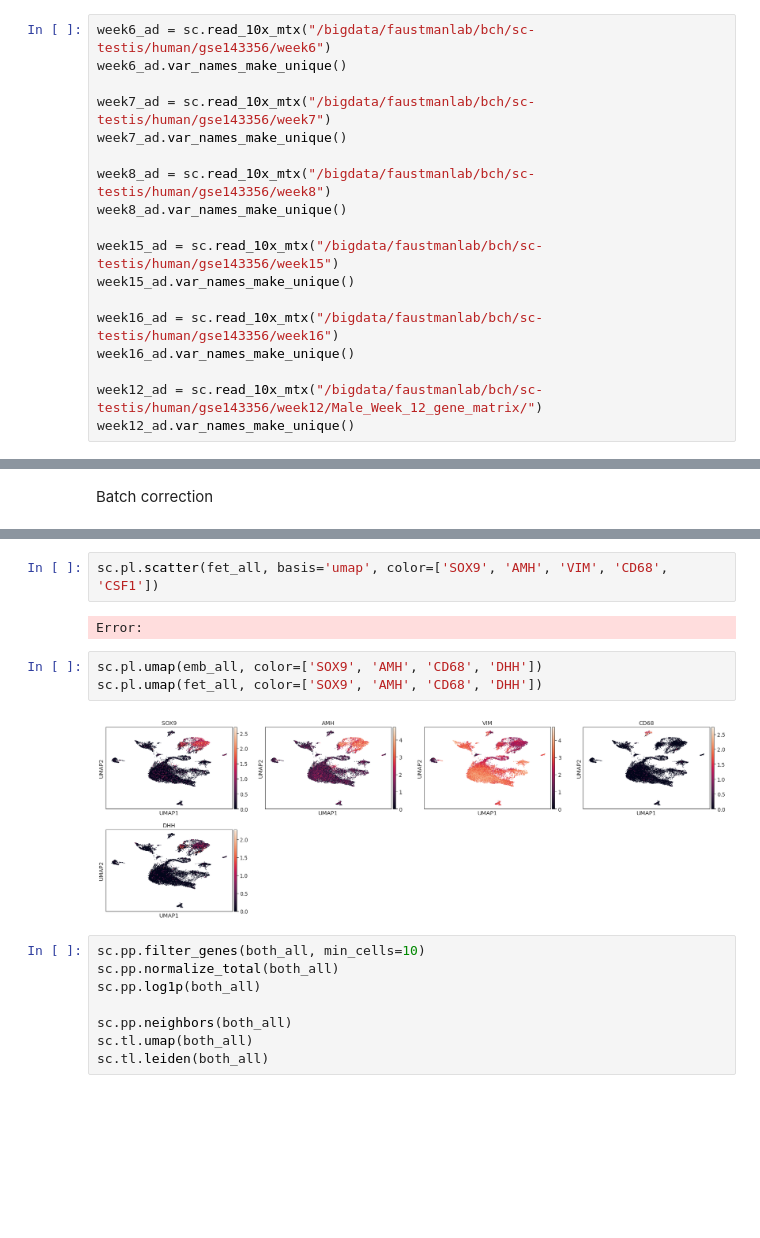
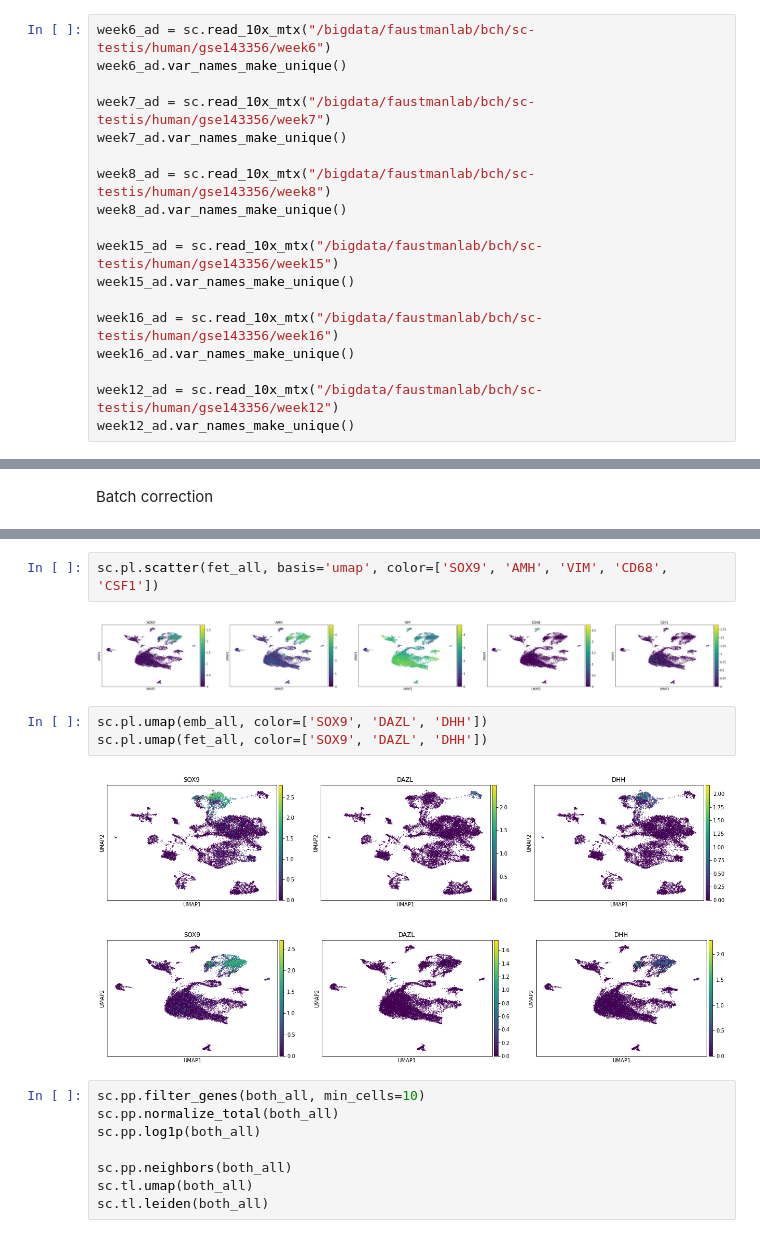
Before and after one commit to bchansen3/sc-testis_sum, a Jupyter notebook: sc-data_workup.ipynb, the cells around one changed output, grey strips where cells are left out. Cells and saved outputs as stored; diff of their text form; blank space fills up the shorter version.

```diff
--- a/sc-data_workup.ipynb
+++ b/sc-data_workup.ipynb
@@ -35,5 +30,5 @@ week15_ad.var_names_make_unique()
 week16_ad = sc.read_10x_mtx("/bigdata/faustmanlab/bch/sc-testis/human/gse143356/week16")
 week16_ad.var_names_make_unique()
 
-week12_ad = sc.read_10x_mtx("/bigdata/faustmanlab/bch/sc-testis/human/gse143356/week12/Male_Week_12_gene_matrix/")
+week12_ad = sc.read_10x_mtx("/bigdata/faustmanlab/bch/sc-testis/human/gse143356/week12")
 week12_ad.var_names_make_unique()
@@ -195,12 +189,13 @@ Error:
 # %%
 sc.pl.scatter(fet_all, basis='umap', color=['SOX9', 'AMH', 'VIM', 'CD68', 'CSF1'])
 # %% [output]
-Error:
+[figure, added]
 # %%
-sc.pl.umap(emb_all, color=['SOX9', 'AMH', 'CD68', 'DHH'])
-sc.pl.umap(fet_all, color=['SOX9', 'AMH', 'CD68', 'DHH'])
+sc.pl.umap(emb_all, color=['SOX9', 'DAZL', 'DHH'])
+sc.pl.umap(fet_all, color=['SOX9', 'DAZL', 'DHH'])
 # %% [output]
-[figure, old version]
+[figure, new version]
+[figure, added]
 # %%
 sc.pp.filter_genes(both_all, min_cells=10)
 sc.pp.normalize_total(both_all)
```
Also changed, not shown: parts of 28 cells of this notebook.
